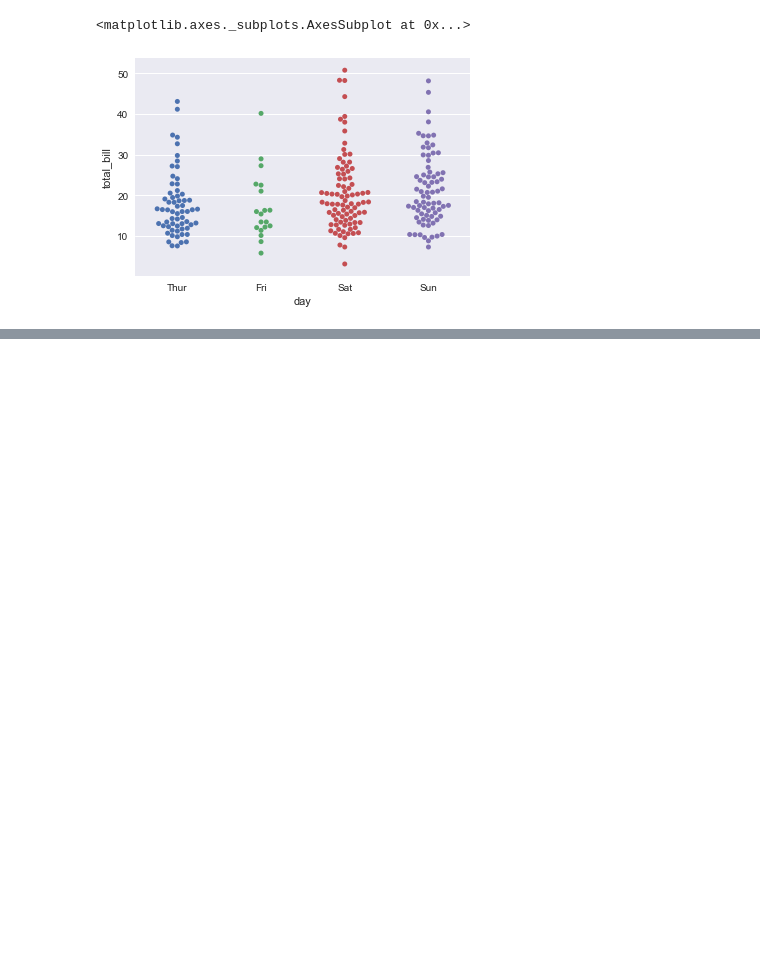
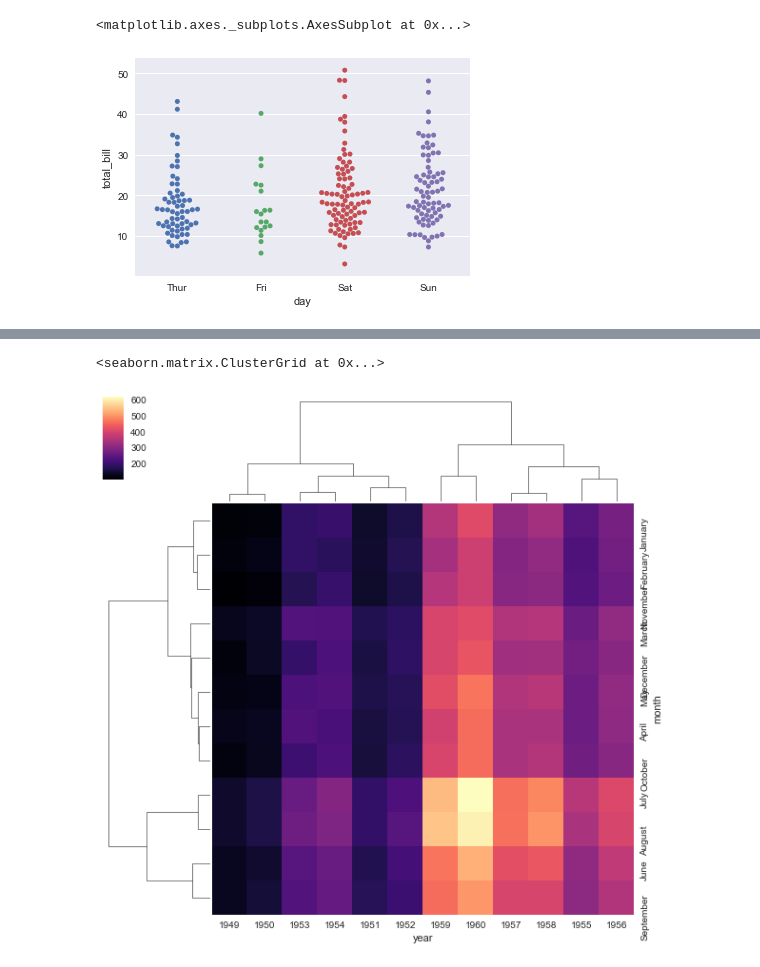
Before and after one commit to akshaybrij/Data_Science, a Jupyter notebook: Seaborn.ipynb, the cells around one changed output, grey strips where cells are left out. Drawn from its saved outputs; the diff is of its cells as text; code cells hidden in the pictures; blank space fills up the shorter version.

```diff
--- a/Seaborn.ipynb
+++ b/Seaborn.ipynb
@@ -80,0 +116,5 @@ TypeError: unsupported operand type(s) for /: 'str' and 'int'
+# %%
+sns.clustermap(flight,cmap='magma')
+# %% [output]
+<seaborn.matrix.ClusterGrid at 0x...>
+[figure, added]
```
Also changed, not shown: parts of 9 cells of this notebook.
